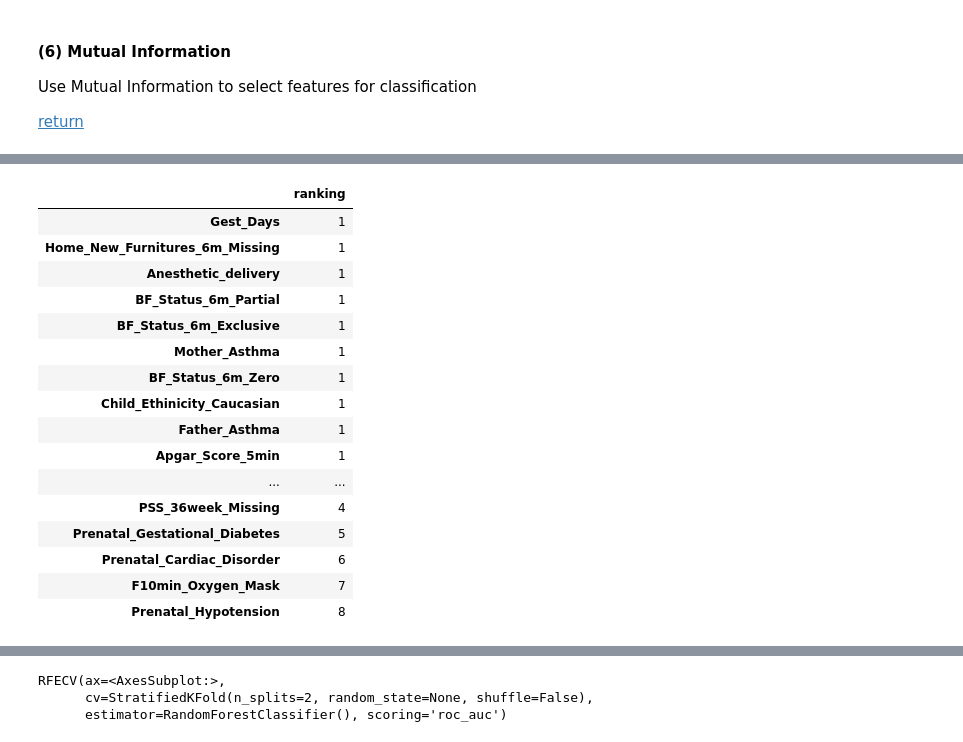
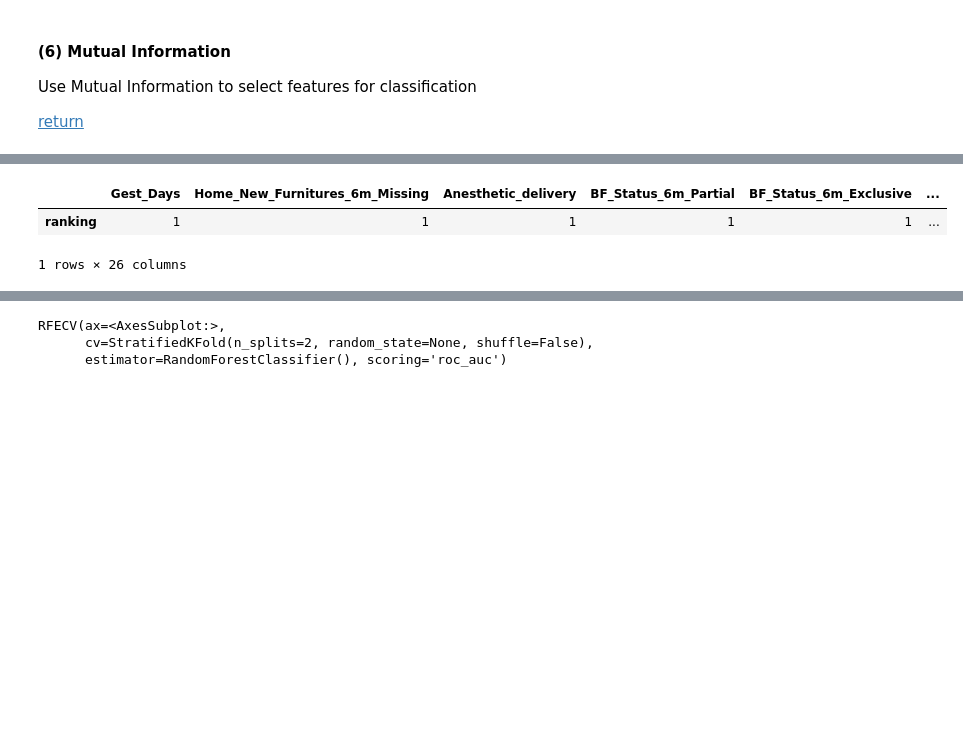
Before and after one commit to PingHe-Stan/Sickkids_ML, a Jupyter notebook: notebooks/CHILD_ml_pipeline.ipynb, the cells around one changed output, grey strips where cells are left out. Cells and saved outputs as stored; diff of their text form; code cells hidden in the pictures; blank space fills up the shorter version.

```diff
--- a/notebooks/CHILD_ml_pipeline.ipynb
+++ b/notebooks/CHILD_ml_pipeline.ipynb
@@ -1066,25 +1066,11 @@ The proportion of definite asthma outcome for general cohorts is 6.76%
 # %%
 pd.DataFrame(
     data=visualizer1.ranking_,
     index=X[list(set(list(res_index) + list(lasso_index)))].columns,
     columns=["ranking"],
-).sort_values(by="ranking")
+).sort_values(by="ranking").T
 # %% [output]
-|  | ranking |
-| Gest_Days | 1 |
-| Home_New_Furnitures_6m_Missing | 1 |
-| Anesthetic_delivery | 1 |
-| BF_Status_6m_Partial | 1 |
-| BF_Status_6m_Exclusive | 1 |
-| Mother_Asthma | 1 |
-| BF_Status_6m_Zero | 1 |
-| Child_Ethinicity_Caucasian | 1 |
-| Father_Asthma | 1 |
-| Apgar_Score_5min | 1 |
-| ... | ... |
-| PSS_36week_Missing | 4 |
-| Prenatal_Gestational_Diabetes | 5 |
-| Prenatal_Cardiac_Disorder | 6 |
-| F10min_Oxygen_Mask | 7 |
-| Prenatal_Hypotension | 8 |
+|  | Gest_Days | Home_New_Furnitures_6m_Missing | Anesthetic_delivery | BF_Status_6m_Partial | BF_Status_6m_Exclusive | ... |
+| ranking | 1 | 1 | 1 | 1 | 1 | ... |
+1 rows × 26 columns
 [interactive output not drawn]
```
Also changed, not shown: parts of 40 cells of this notebook.
